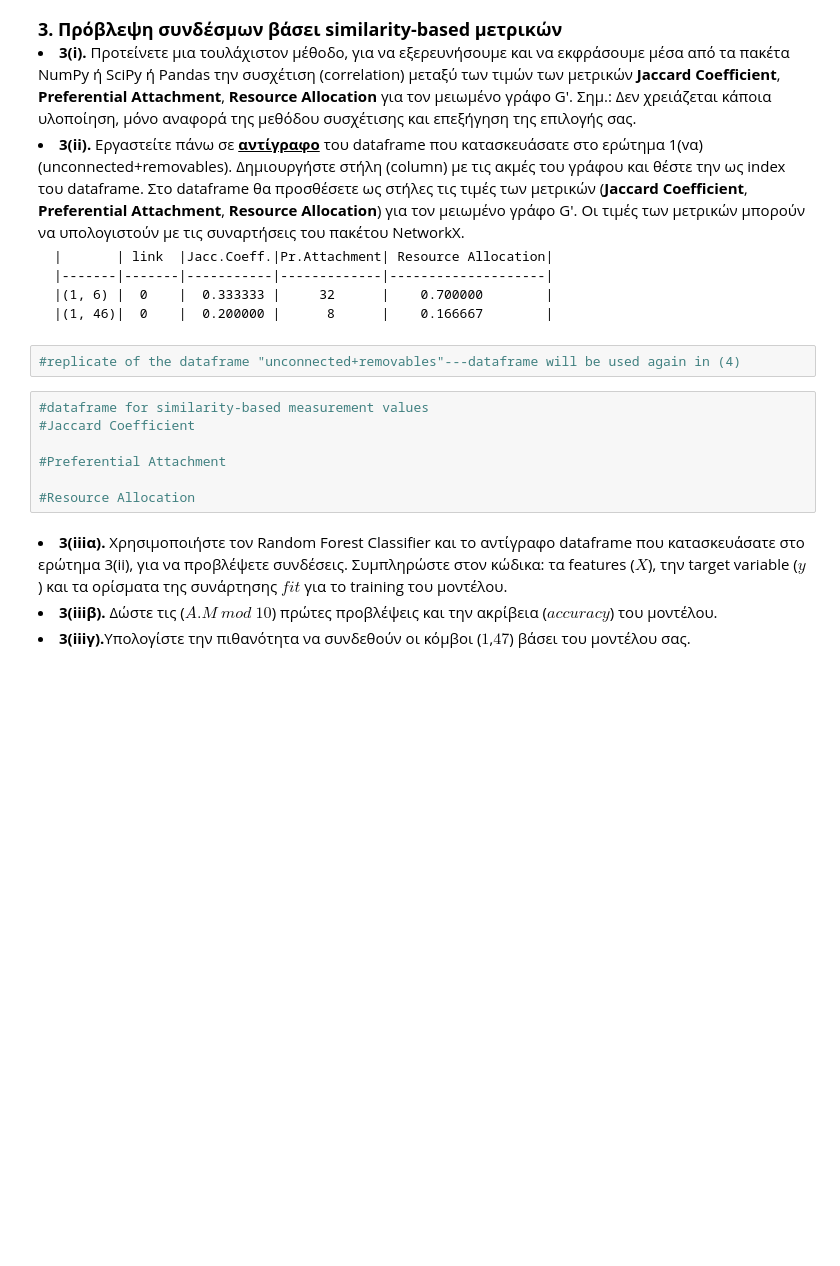
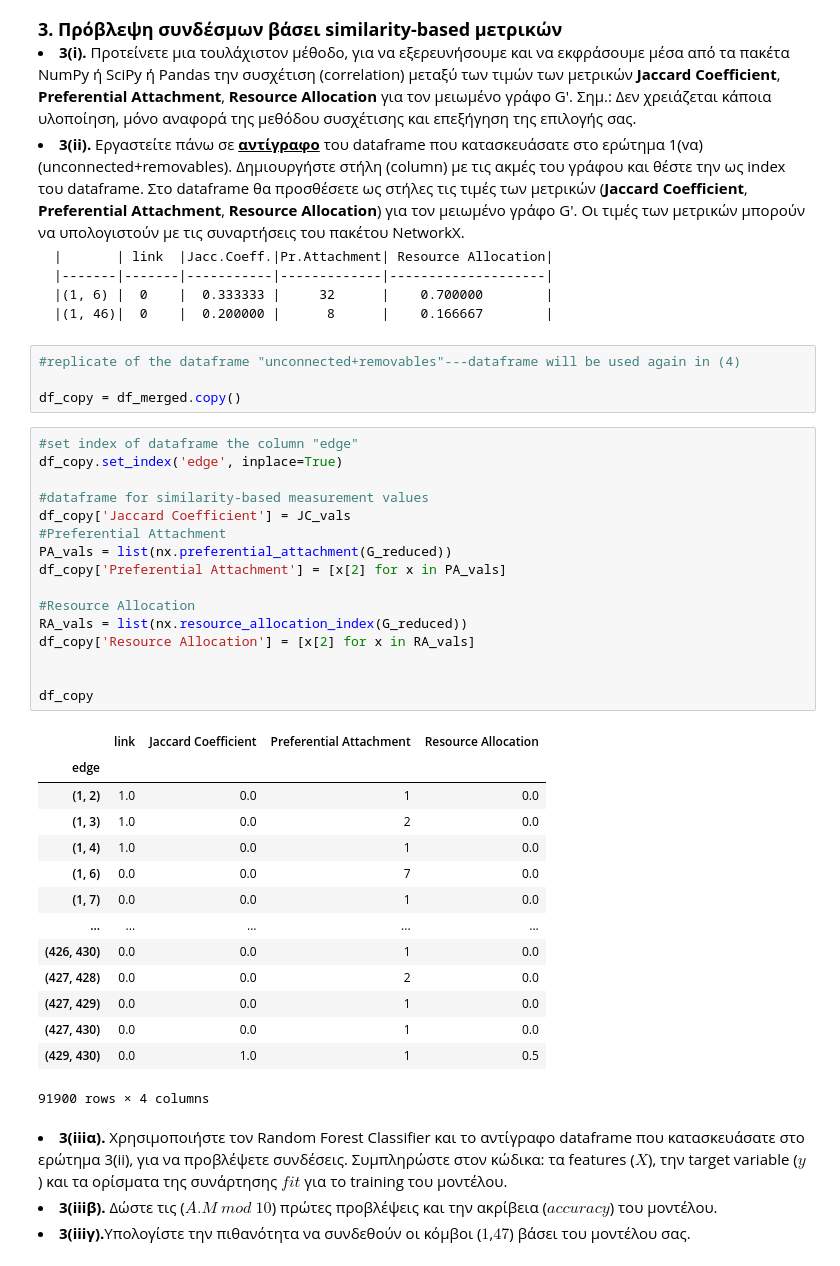
Before and after one commit to NicoleMp2/SocialNetworksAnalysis, a Jupyter notebook: ass3/ΑΚΔ_3η_Άσκηση_student_version.ipynb, the cells around one changed output. Cells and saved outputs as stored; diff of their text form; blank space fills up the shorter version.

```diff
--- a/ass3/ΑΚΔ_3η_Άσκηση_student_version.ipynb
+++ b/ass3/ΑΚΔ_3η_Άσκηση_student_version.ipynb
@@ -249,13 +249,39 @@ Text(0.5, 1.0, 'Accuracy')
     |(1, 46)|  0    |  0.200000 |      8      |    0.166667        |
 # %%
 #replicate of the dataframe "unconnected+removables"---dataframe will be used again in (4)
+
+df_copy = df_merged.copy()
 # %%
+#set index of dataframe the column "edge"
+df_copy.set_index('edge', inplace=True)
+
 #dataframe for similarity-based measurement values
-#Jaccard Coefficient
-
+df_copy['Jaccard Coefficient'] = JC_vals
 #Preferential Attachment
+PA_vals = list(nx.preferential_attachment(G_reduced))
+df_copy['Preferential Attachment'] = [x[2] for x in PA_vals]
 
 #Resource Allocation
+RA_vals = list(nx.resource_allocation_index(G_reduced))
+df_copy['Resource Allocation'] = [x[2] for x in RA_vals]
+
+
+df_copy
+# %% [output]
+|  | link | Jaccard Coefficient | Preferential Attachment | Resource Allocation |
+| edge |  |  |  |  |
+| (1, 2) | 1.0 | 0.0 | 1 | 0.0 |
+| (1, 3) | 1.0 | 0.0 | 2 | 0.0 |
+| (1, 4) | 1.0 | 0.0 | 1 | 0.0 |
+| (1, 6) | 0.0 | 0.0 | 7 | 0.0 |
+| (1, 7) | 0.0 | 0.0 | 1 | 0.0 |
+| ... | ... | ... | ... | ... |
+| (426, 430) | 0.0 | 0.0 | 1 | 0.0 |
+| (427, 428) | 0.0 | 0.0 | 2 | 0.0 |
+| (427, 429) | 0.0 | 0.0 | 1 | 0.0 |
+| (427, 430) | 0.0 | 0.0 | 1 | 0.0 |
+| (429, 430) | 0.0 | 1.0 | 1 | 0.5 |
+91900 rows × 4 columns
 # %% [markdown]
 <li><B>3(iiiα).</B> Χρησιμοποιήστε τον Random Forest Classifier και το αντίγραφο dataframe που κατασκευάσατε στο ερώτημα 3(ii), για να προβλέψετε συνδέσεις. Συμπληρώστε στον κώδικα: τα features ($X$), την target variable ($y$) και τα ορίσματα της συνάρτησης $fit$ για το training του μοντέλου.</li>
 <li><B>3(iiiβ).</B> Δώστε τις ($A.M$ $mod$ $10$) πρώτες προβλέψεις και την ακρίβεια ($accuracy$) του μοντέλου. </li>
```
Also changed, not shown: parts of 1 cell of this notebook.
